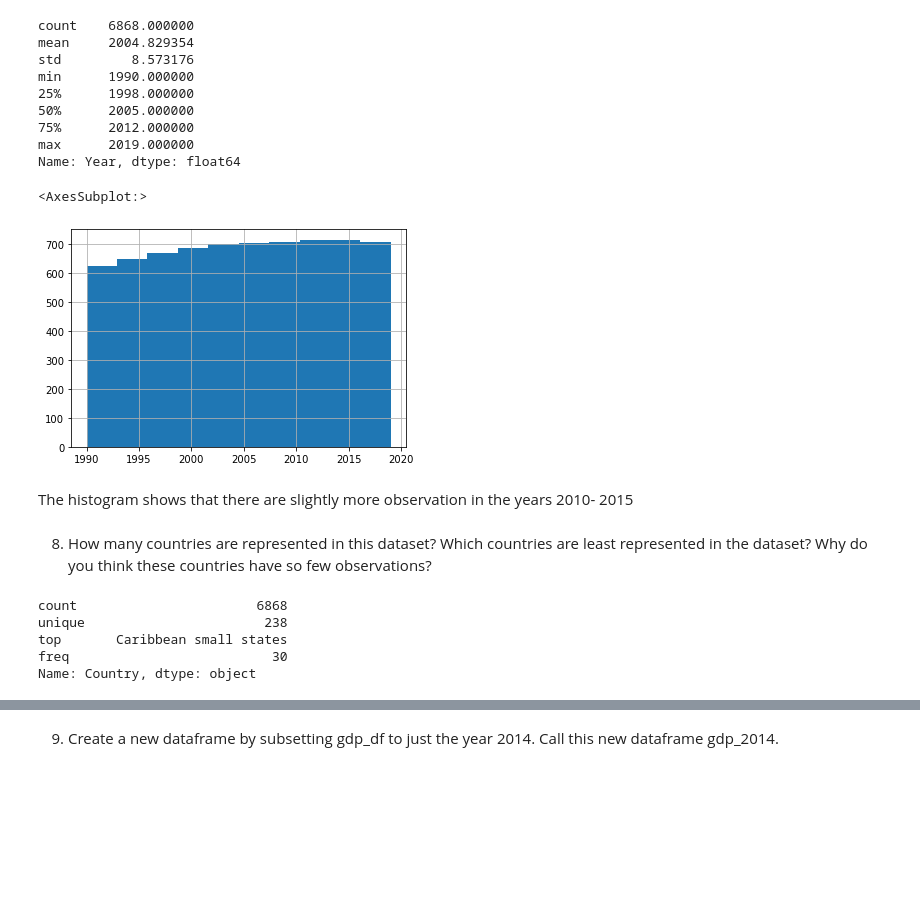
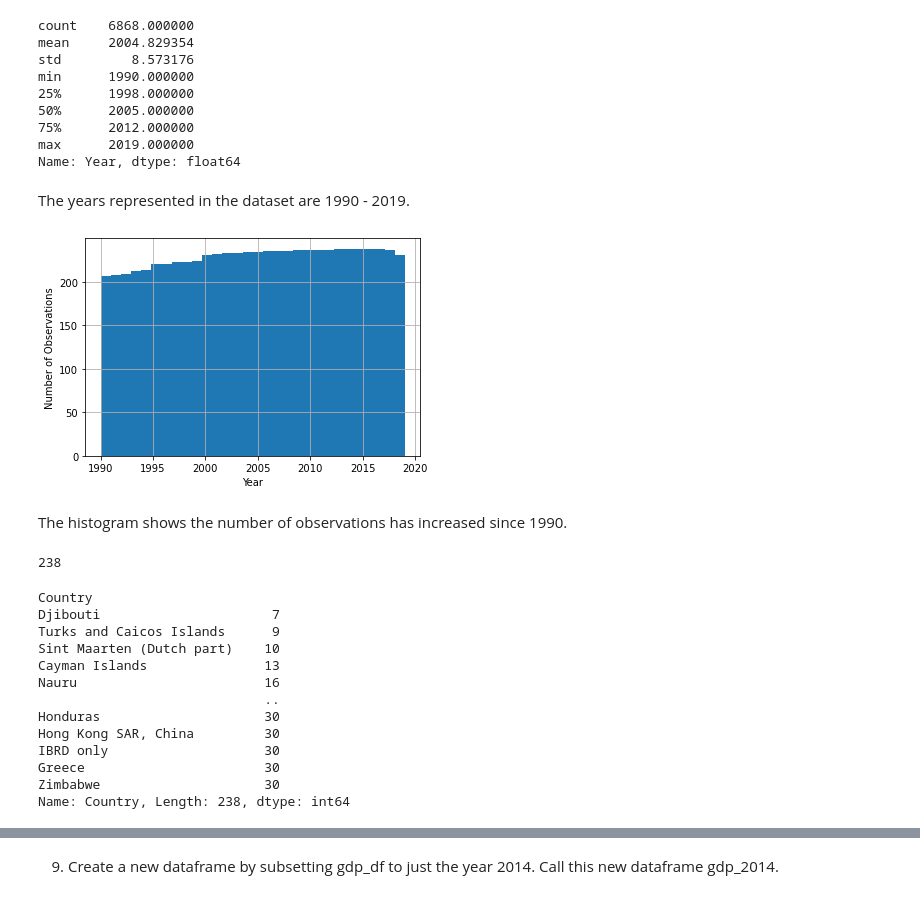
Before and after one commit to nss-data-science-cohort-6/un_data_question-essetetsahai, a Jupyter notebook: notebooks/UN_Data_Exploration.ipynb, the cells around one changed output, grey strips where cells are left out. Saved outputs shown, nothing was run; the diff lists cells and outputs as text; code cells hidden in the pictures; blank space fills up the shorter version.

```diff
--- a/notebooks/UN_Data_Exploration.ipynb
+++ b/notebooks/UN_Data_Exploration.ipynb
@@ -113,20 +83,37 @@ min      1990.000000
 75%      2012.000000
 max      2019.000000
 Name: Year, dtype: float64
+# %% [markdown]
+The years represented in the dataset are 1990 - 2019.
 # %%
-gdp_df['Year'].hist()
+#Number of observations per year
+
+gdp_df['Year'].plot(kind = 'hist', bins = 30, grid = True)
+plt.xlabel('Year')
+plt.ylabel('Number of Observations');
 # %% [output]
-<AxesSubplot:>
-[figure, old version]
+[figure, new version]
 # %% [markdown]
-The histogram shows that there are slightly more observation in the years 2010- 2015
+The histogram shows the number of observations has increased since 1990.
-# %% [markdown]
-8. How many countries are represented in this dataset? Which countries are least represented in the dataset? Why do you think these countries have so few observations?
-# %%
-gdp_df['Country'].describe()
-# %% [output]
-count                       6868
-unique                       238
-top       Caribbean small states
-freq                          30
-Name: Country, dtype: object
+# %%
+#8. How many countries are represented in the dataset?
+gdp_df['Country'].nunique()
+# %% [output]
+238
+# %%
+#Which countries are least represented in the dataset?
+gdp_df.groupby(['Country'])['Country'].count().sort_values()
+# %% [output]
+Country
+Djibouti                      7
+Turks and Caicos Islands      9
+Sint Maarten (Dutch part)    10
+Cayman Islands               13
+Nauru                        16
+                             ..
+Honduras                     30
+Hong Kong SAR, China         30
+IBRD only                    30
+Greece                       30
+Zimbabwe                     30
+Name: Country, Length: 238, dtype: int64
```
Also changed, not shown: parts of 146 cells of this notebook.
